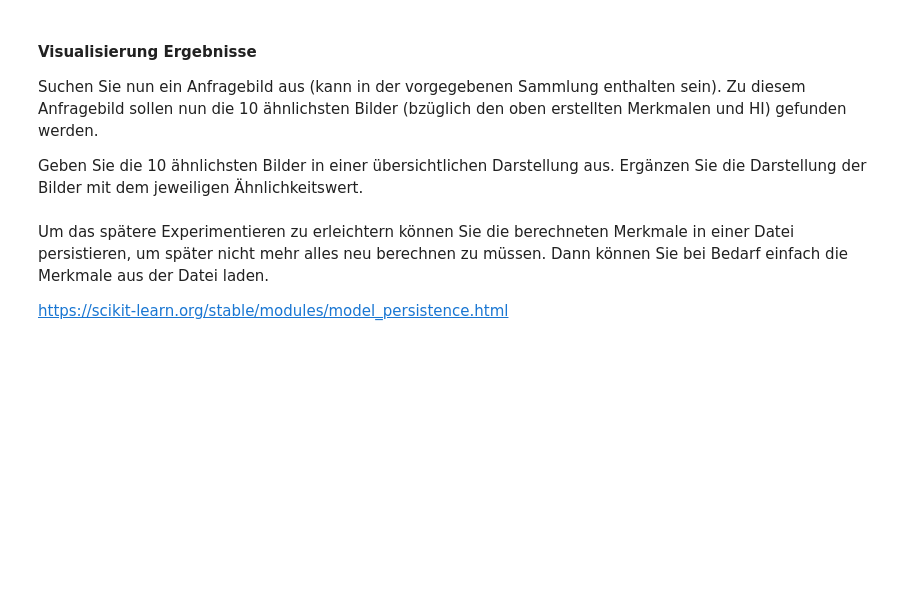
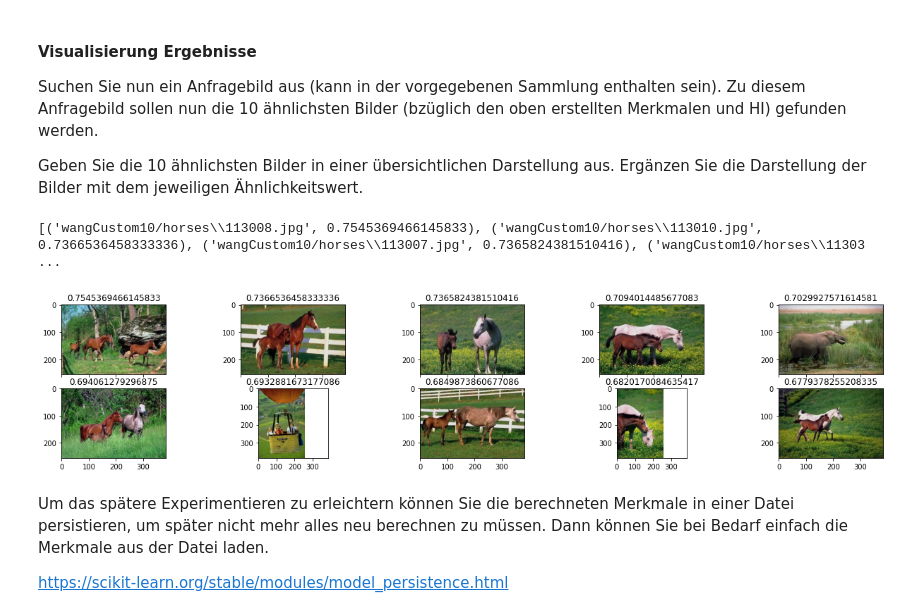
Before and after one commit to Bassadin/ML-for-CV-INM1, a Jupyter notebook: Tasks/Practical_04/Praktikum04_Bildsuche_mit_Merkmalen.ipynb, the cells around one changed output. Cells and saved outputs as stored; diff of their text form; code cells hidden in the pictures; blank space fills up the shorter version.

Commit message:
histogram comparison search kinda working

```diff
--- a/Tasks/Practical_04/Praktikum04_Bildsuche_mit_Merkmalen.ipynb
+++ b/Tasks/Practical_04/Praktikum04_Bildsuche_mit_Merkmalen.ipynb
@@ -38,8 +38,7 @@ def getFilesInFolder(folderName):
         for name in files:
             eachFilePath = os.path.join(root, name)
             if "readme" not in eachFilePath:
-                eachImage = io.imread(eachFilePath)
-                imgList.append(eachImage)
+                imgList.append(eachFilePath)
     return imgList
 
 
@@ -119,3 +118,9 @@ The same: 0.9999999999999999
 #### Erstellung Featuredatenbank
 Erstellen Sie nun ein Skript, das HSV-Farbhistogramme für alle Bilder einer (kleinen) Bilddatenbank
 vorberechnet und abspeichert. Sie können dabei die Liste mit den Bildnamen von oben verwenden. Achten Sie darauf, dass Sie die Merkmalsvektoren noch den Bildnamen zuordnen können (für ein Späteres Anzeigen der Bilder).
+# %%
+
+images_db = {}
+
+for eachImage in getFilesInFolder("wangCustom10/"):
+    images_db[eachImage] = hsvHistogramForRgbImage(eachImage)
@@ -128,6 +174,33 @@ Erstellen Sie eine Funktion, die für ein Anfragebild die Ähnlickeiten zu allen
 Suchen Sie nun ein Anfragebild aus (kann in der vorgegebenen Sammlung enthalten sein). Zu diesem Anfragebild sollen nun die 10 ähnlichsten Bilder (bzüglich den oben erstellten Merkmalen und HI) gefunden werden.
 
 Geben Sie die 10 ähnlichsten Bilder in einer übersichtlichen Darstellung aus. Ergänzen Sie die Darstellung der Bilder mit dem jeweiligen Ähnlichkeitswert.
+# %%
+similaritiesDictionary = getSimilarityToImageWithPathAsDictionary(
+    "wangCustom10/horses\\113004.jpg"
+)
+
+import operator
+
+sorted_tuples = sorted(similaritiesDictionary.items(), key=operator.itemgetter(1), reverse=True)
+sortedSimilaritiesDictionary = {k: v for k, v in sorted_tuples}
+
+firstTenImages = list(sortedSimilaritiesDictionary.items())[:10];
+
+print(firstTenImages);
+
+f, axarr = plt.subplots(2, 5, sharex=True)
+
+flatAxarr = axarr.flatten();
+
+#f.set_figheight(15)
+f.set_figwidth(22)
+
+for eachImageIndex, eachImage in enumerate(firstTenImages):
+    flatAxarr[eachImageIndex].imshow(io.imread(eachImage[0]))
+    flatAxarr[eachImageIndex].set_title(str(eachImage[1]))
+# %% [output]
+[('wangCustom10/horses\\113008.jpg', 0.7545369466145833), ('wangCustom10/horses\\113010.jpg', 0.7366536458333336), ('wangCustom10/horses\\113007.jpg', 0.7365824381510416), ('wangCustom10/horses\\11303 ...
+[figure, added]
 # %% [markdown]
 Um das spätere Experimentieren zu erleichtern können Sie die berechneten Merkmale in einer Datei persistieren, um später nicht mehr alles neu berechnen zu müssen. Dann können Sie bei Bedarf einfach die Merkmale aus der Datei laden.
 
```
Also changed, not shown: parts of 3 cells of this notebook.
